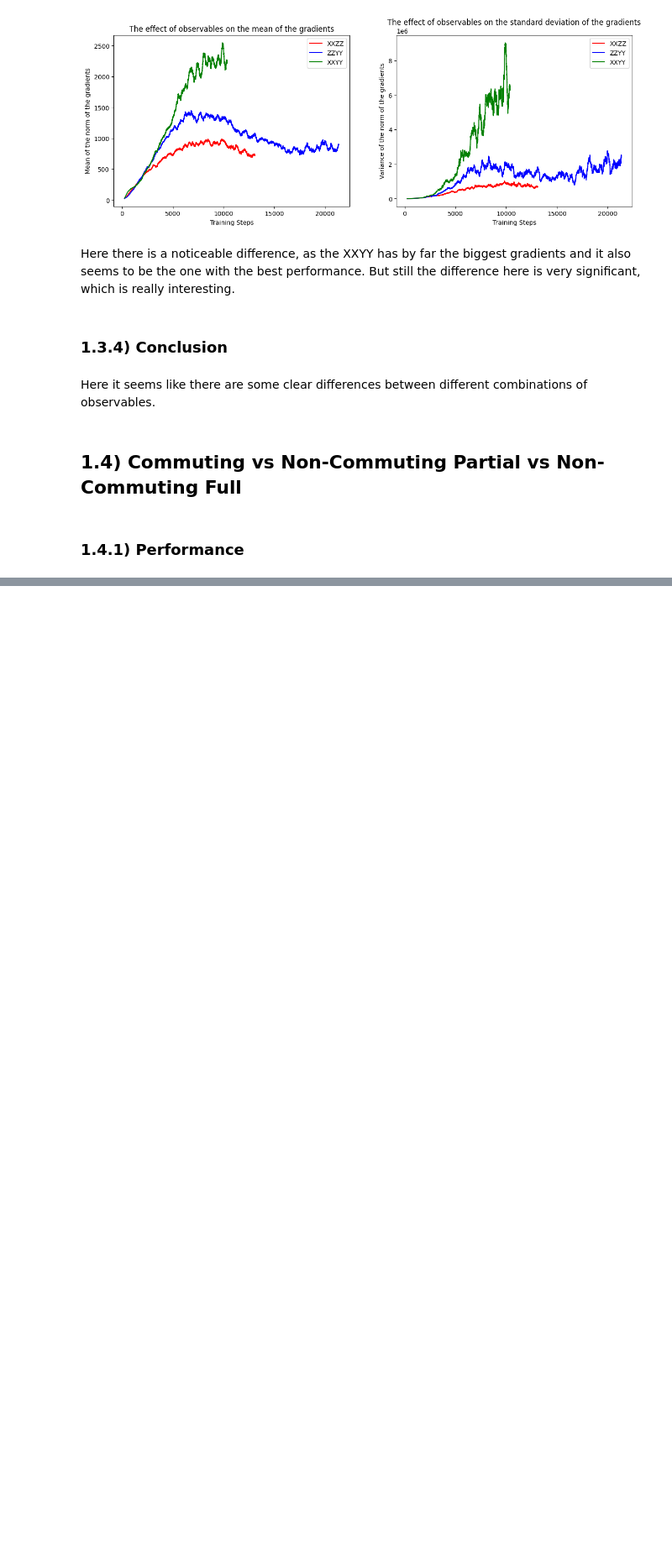
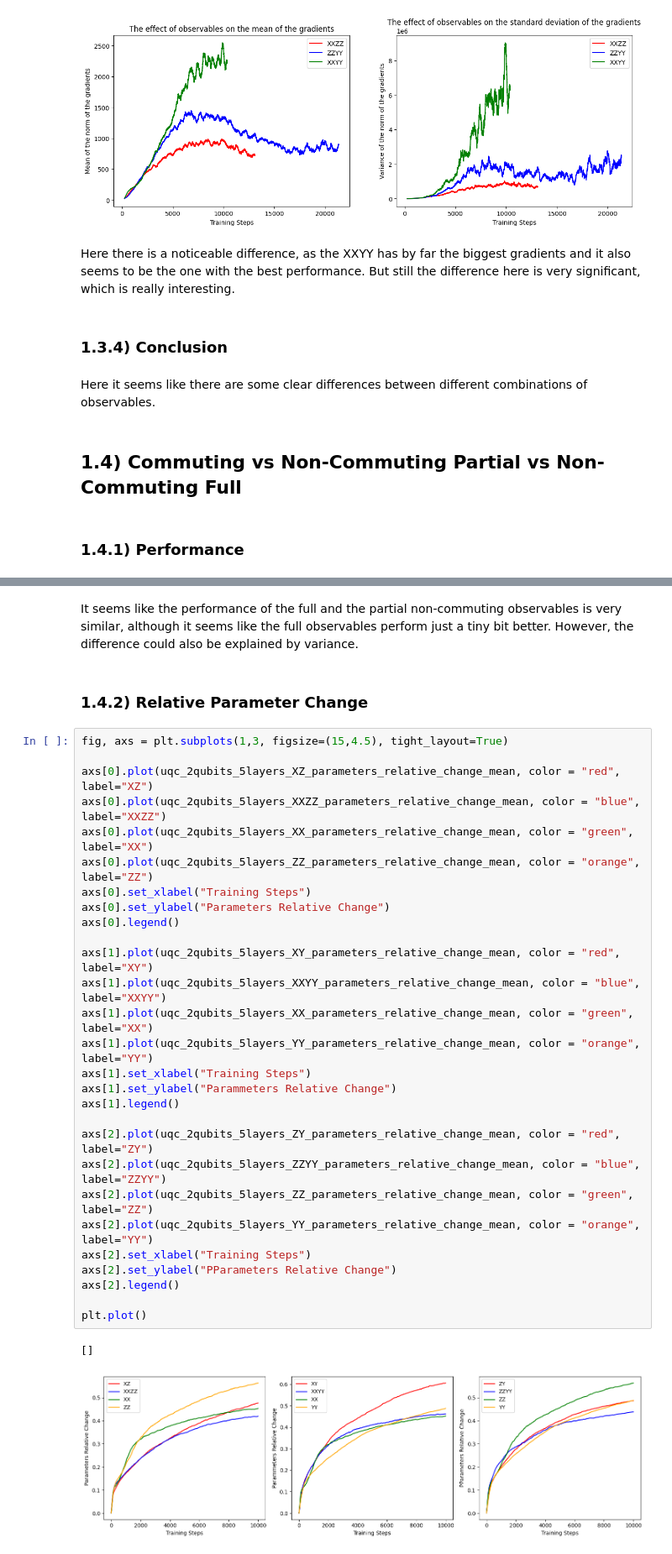
Before and after one commit to RodrigoCoelho7/VQC_Qlearning, a Jupyter notebook: data_analysis/observables.ipynb, the cells around one changed output, grey strips where cells are left out. Shown at 84% size. Drawn from its saved outputs; the diff is of its cells as text; blank space fills up the shorter version.

```diff
--- a/data_analysis/observables.ipynb
+++ b/data_analysis/observables.ipynb
@@ -397,0 +431,35 @@ axs[0,0].plot(uqc_2qubits_5layers_XXZZ_mean_gradients_smoothed, color = "red", l
+# %% [markdown]
+It seems like the performance of the full and the partial non-commuting observables is very similar, although it seems like the full observables perform just a tiny bit better. However, the difference could also be explained by variance.
+# %% [markdown]
+### 1.4.2) Relative Parameter Change
+# %%
+fig, axs = plt.subplots(1,3, figsize=(15,4.5), tight_layout=True)
+
+axs[0].plot(uqc_2qubits_5layers_XZ_parameters_relative_change_mean, color = "red", label="XZ")
+axs[0].plot(uqc_2qubits_5layers_XXZZ_parameters_relative_change_mean, color = "blue", label="XXZZ")
+axs[0].plot(uqc_2qubits_5layers_XX_parameters_relative_change_mean, color = "green", label="XX")
+axs[0].plot(uqc_2qubits_5layers_ZZ_parameters_relative_change_mean, color = "orange", label="ZZ")
+axs[0].set_xlabel("Training Steps")
+axs[0].set_ylabel("Parameters Relative Change")
+axs[0].legend()
+
+axs[1].plot(uqc_2qubits_5layers_XY_parameters_relative_change_mean, color = "red", label="XY")
+axs[1].plot(uqc_2qubits_5layers_XXYY_parameters_relative_change_mean, color = "blue", label="XXYY")
+axs[1].plot(uqc_2qubits_5layers_XX_parameters_relative_change_mean, color = "green", label="XX")
+axs[1].plot(uqc_2qubits_5layers_YY_parameters_relative_change_mean, color = "orange", label="YY")
+axs[1].set_xlabel("Training Steps")
+axs[1].set_ylabel("Parammeters Relative Change")
+axs[1].legend()
+
+axs[2].plot(uqc_2qubits_5layers_ZY_parameters_relative_change_mean, color = "red", label="ZY")
+axs[2].plot(uqc_2qubits_5layers_ZZYY_parameters_relative_change_mean, color = "blue", label="ZZYY")
+axs[2].plot(uqc_2qubits_5layers_ZZ_parameters_relative_change_mean, color = "green", label="ZZ")
+axs[2].plot(uqc_2qubits_5layers_YY_parameters_relative_change_mean, color = "orange", label="YY")
+axs[2].set_xlabel("Training Steps")
+axs[2].set_ylabel("PParameters Relative Change")
+axs[2].legend()
+
+plt.plot()
+# %% [output]
+[]
+[figure, added]
```
Also changed, not shown: parts of 9 cells of this notebook, 1 other file.
